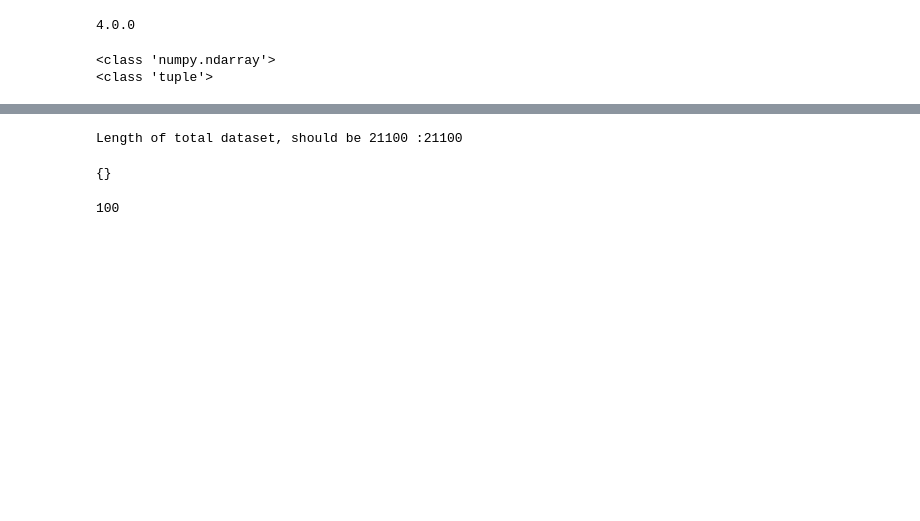
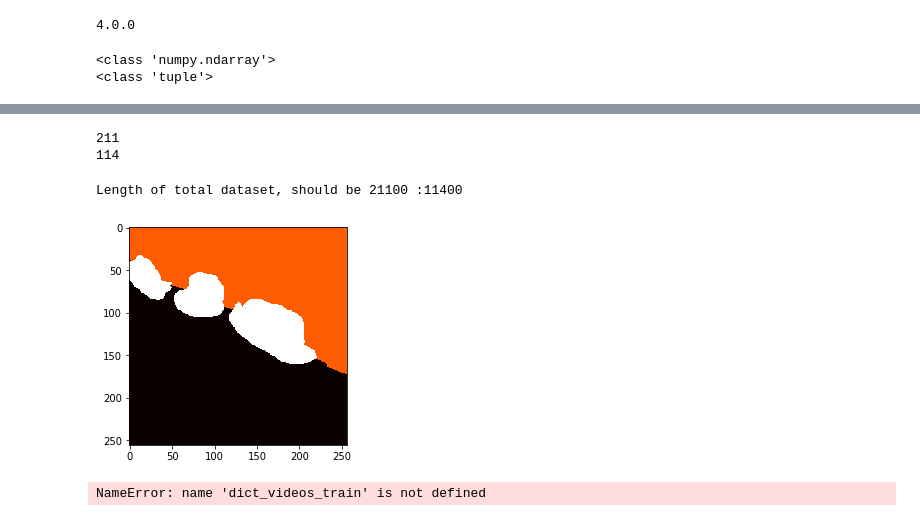
Before and after one commit to dsp-uga/hall-p2, a Jupyter notebook: notebooks/Datapreprocessing.ipynb, the cells around one changed output, grey strips where cells are left out. Drawn from its saved outputs; the diff is of its cells as text; code cells hidden in the pictures; blank space fills up the shorter version.

Commit message:
BUG FIX: created masks for fluctuation variance, getting 0 accuracy

```diff
--- a/notebooks/Datapreprocessing.ipynb
+++ b/notebooks/Datapreprocessing.ipynb
@@ -37,3 +31,31 @@ print(len(train_names))
+# %%
+def get_train_names():
+    '''
+    Reads train.txt file from dataset folder and creates a list with all lines in train.txt file.
+    The lines in train.txt contain ids for each individual folder containing respective frames.
+    '''
+    f = open("../dataset/train.txt", "r")
+    train_names=f.read().splitlines()
+    print(len(train_names))
+    return train_names
+
+
+
+def get_test_names():
+    '''
+    Reads test.txt file from dataset folder and creates a list with all lines in train.txt file.
+    The lines in train.txt contain ids for each individual folder containing respective frames.
+    '''
+    f = open("../dataset/test.txt", "r")
+    test_names=f.read().splitlines()
+    print(len(test_names))
+    return test_names
+
+train_names=get_train_names()
+test_names=get_test_names()
+# %% [output]
+211
+114
 # %%
 def data_video_dictionary(train_names):
     """
@@ -47,7 +69,7 @@ def data_video_dictionary(train_names):
     for name in train_names:
         dict_images={}
         for i in range(len(os.listdir("../dataset/data/"+name))):
-            dict_images[str(i)]= cv2.imread("../dataset/data/"+name+"/frame00"+"{:02d}".format(i)+".png",cv2.IMREAD_GRAYSCALE)
+            dict_images[str(i)]= cv.imread("../dataset/data/"+name+"/frame00"+"{:02d}".format(i)+".png",cv.IMREAD_GRAYSCALE)
 
         length=length+len(dict_images)
         dict_videos[name]=dict_images
@@ -55,9 +77,25 @@ def data_video_dictionary(train_names):
     print("Length of total dataset, should be 21100 :"+ str(length))
     return dict_videos
 
-dict_videos =data_video_dictionary(train_names)
+#dict_videos_train =data_video_dictionary(train_names)
+dict_videos_test =data_video_dictionary(test_names)
 # %% [output]
-Length of total dataset, should be 21100 :21100
+Length of total dataset, should be 21100 :11400
+# %%
+def get_mask_dictionary(train_names):
+    """
+    creates a dictionary of masks with key as train_name and value as the image ie the mask.
+    """
+    masks={}
+    for name in train_names:
+        masks[name]=cv.imread("../dataset/masks/"+name+".png",cv.IMREAD_GRAYSCALE)
+
+    return masks
+
+mask=get_mask_dictionary(train_names)
+imgplot = plt.imshow(mask[train_names[0]],cmap="hot")
+# %% [output]
+[figure, added]
 # %%
 def operation_on_images(dict_videos,train_names,image_name="frame00"):
     result={}
@@ -70,14 +108,12 @@ def operation_on_images(dict_videos,train_names,image_name="frame00"):
             #just above generic methods?
         #result action.
     return result
-operation_on_images(dict_videos,train_names)
+operation_on_images(dict_videos_train,train_names)
-# %% [output]
-{}
 # %%
-len(dict_videos)
-len(dict_videos[train_names[0]])
+len(dict_videos_train)
+len(dict_videos_train[train_names[0]])
 # %% [output]
-100
+NameError: name 'dict_videos_train' is not defined
 # %%
 #find shortest x and y for images in dataset?
 #can resize to a generic normal dimension also.. but lets try this first.
```
Also changed, not shown: parts of 17 cells of this notebook.
